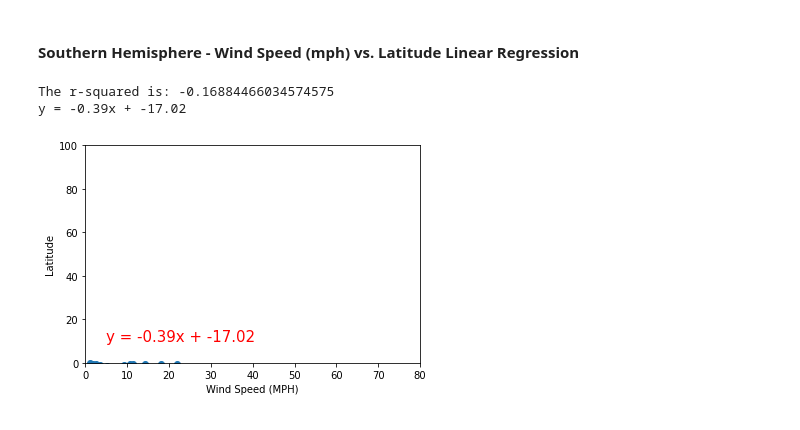
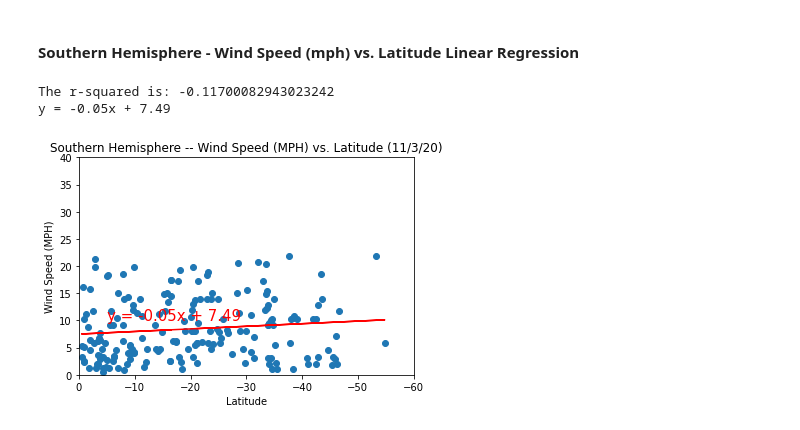
Before and after one commit to cfulgency/python_api_challenge, a Jupyter notebook: WeatherPy/WeatherPy.ipynb, the cells around one changed output. Drawn from its saved outputs; the diff is of its cells as text; code cells hidden in the pictures.

```diff
--- a/WeatherPy/WeatherPy.ipynb
+++ b/WeatherPy/WeatherPy.ipynb
@@ -515,27 +580,29 @@ y = 0.91x + 31.69
 # %% [markdown]
 ####  Southern Hemisphere - Wind Speed (mph) vs. Latitude Linear Regression
 # %%
-#Create a Scatter Plot for Southern Hemisphere: Wind Speed (MPH) vs. Latitude Linear Regression
-x_values = southern_hemisphere['wind_speed']
-y_values = southern_hemisphere['latitude']
+# Create a Scatter Plot for Southern Hemisphere -- Wind Speed (MPH) vs. Latitude Linear Regression
+
+x_values = southern_hemisphere['latitude']
+y_values = southern_hemisphere['wind_speed']
 (slope, intercept, rvalue, pvalue, stderr) = linregress(x_values, y_values)
 regress_values = x_values * slope + intercept
 line_eq = "y = " + str(round(slope,2)) + "x + " + str(round(intercept,2))
+plt.title("Southern Hemisphere -- Wind Speed (MPH) vs. Latitude (11/3/20)")
 plt.scatter(x_values,y_values)
 plt.plot(x_values,regress_values,"red")
-plt.annotate(line_eq,(5,10),fontsize=15,color="red")
+plt.annotate(line_eq,(-5,10),fontsize=15,color="red")
 
-plt.ylim(0,100)
-plt.xlim(0, 80)
+plt.ylim(0,40)
+plt.xlim(0,-60)
 
-plt.ylabel("Latitude")
-plt.xlabel("Wind Speed (MPH)")
+plt.ylabel("Wind Speed (MPH)")
+plt.xlabel("Latitude")
 
 print(f"The r-squared is: {rvalue}")
 print(line_eq)
 
 plt.savefig("../images/sh_wind_speed_lat_lingress.png")
 # %% [output]
-The r-squared is: -0.16884466034574575
-y = -0.39x + -17.02
+The r-squared is: -0.11700082943023242
+y = -0.05x + 7.49
-[figure, old version]
+[figure, new version]
```
Also changed, not shown: parts of 15 cells of this notebook, 15 other files.
